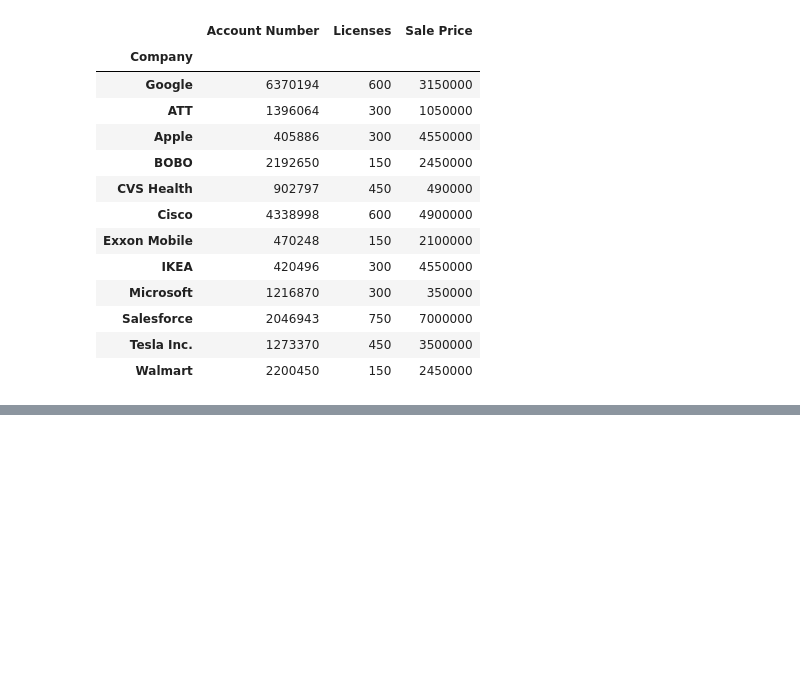
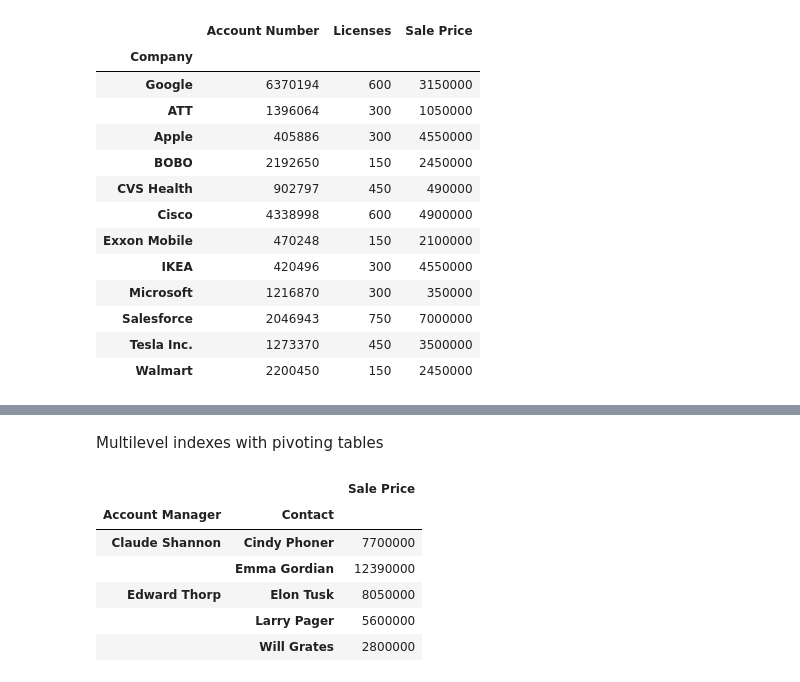
Before and after one commit to RagnarOkayy/DataAnalysisPython, a Jupyter notebook: UdemyPivot.ipynb, the cells around one changed output, grey strips where cells are left out. Saved outputs shown, nothing was run; the diff lists cells and outputs as text; code cells hidden in the pictures; blank space fills up the shorter version.

```diff
--- a/UdemyPivot.ipynb
+++ b/UdemyPivot.ipynb
@@ -109,0 +147,13 @@ pd.pivot_table(df,index='Company', aggfunc='sum') # will perform a sum for each
+# %% [markdown]
+Multilevel indexes with pivoting tables
+# %%
+# list the account manager with all the possible contats and their Licenses and Sale Price
+pd.pivot_table(df, index=['Account Manager', 'Contact'], values=['Sale Price'], aggfunc='sum')
+# %% [output]
+|  |  | Sale Price |
+| Account Manager | Contact |  |
+| Claude Shannon | Cindy Phoner | 7700000 |
+|  | Emma Gordian | 12390000 |
+| Edward Thorp | Elon Tusk | 8050000 |
+|  | Larry Pager | 5600000 |
+|  | Will Grates | 2800000 |
```
Also changed, not shown: parts of 7 cells of this notebook, 1 other file.
